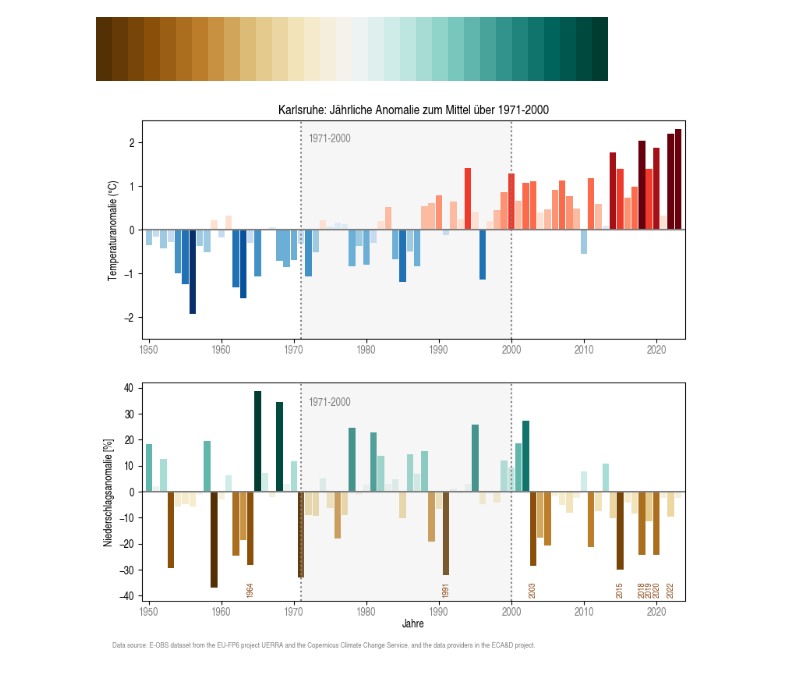
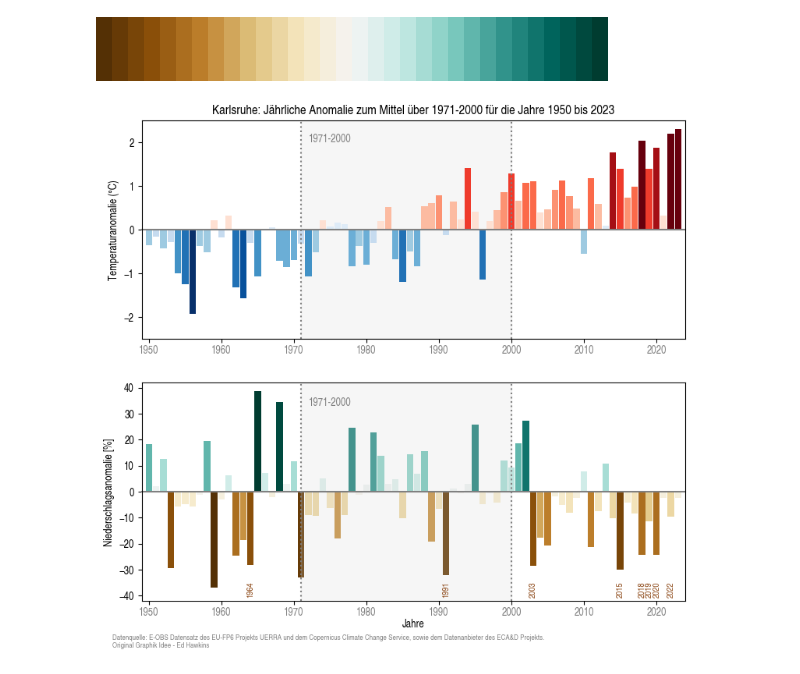
Before and after one commit to climate-service-center/climate-action-sheet-forestry, a Jupyter notebook: Notebooks/EOBS/Plot_EOBS_annual_anomaly-new_color.ipynb, the cells around one changed output. Saved outputs shown, nothing was run; the diff lists cells and outputs as text; code cells hidden in the pictures.

```diff
--- a/Notebooks/EOBS/Plot_EOBS_annual_anomaly-new_color.ipynb
+++ b/Notebooks/EOBS/Plot_EOBS_annual_anomaly-new_color.ipynb
@@ -120,8 +120,7 @@ BrBG
 # %% [output]
 [figure]
 # %%
-# import matplotlib.font_manager
-# plt.rcParams["font.family"] = "Arial"
+#Erstellen der Graphik:
 
 f, (ax1, ax2) = plt.subplots(2, 1, figsize=(9, 8), sharex=True)
 plt.rcParams["font.family"] = "Nimbus Sans Narrow"
@@ -136,7 +135,7 @@ ax1.bar(
 )
 
 ax1.set_ylabel("Temperaturanomalie (°C)")
-ax1.set_title(ort + ": Jährliche Anomalie zum Mittel über 1971-2000")
+ax1.set_title(ort + ": Jährliche Anomalie zum Mittel über 1971-2000 für die Jahre 1950 bis 2023")
 ax1.set_xlabel("", fontsize=12, labelpad=10)
 ax1.xaxis.set_tick_params(
     pad=2,
@@ -183,35 +182,34 @@ ax2.axhline(0, color="grey", clip_on=False)
 ax2.axvline(1971, color="grey", linestyle=":", clip_on=False)
 ax2.axvline(2000, color="grey", linestyle=":", clip_on=False)
 ax2.text(1972, 33, "1971-2000", size=10, color="grey")
 
-# ax2.grid(True)
-# Dürre Jahre:
+# Trockene Jahre:
 # In Southwestern Germany (Erfurt et al. 2018):
 # According to these criteria, the following drought event years were identified:
 # 1832, 1834, 1842, 1865, 1884, 1887, 1911, 1919, 1921,
 # 1923, 1928, 1947, 1949, 1964, 1991, 2003, 2015 and 2018.
 # Und 2018-2020 sowie 2022 findet man eigentlich in jedem Paper. Z.B.
 # hier: https://egusphere.copernicus.org/preprints/2023/egusphere-2023-1463/ (von uns)
 # Oder hier: https://bg.copernicus.org/articles/20/1155/2023/
-# Oder du gehst auf den Dürremonitor? Siehe Bild. https://www.ufz.de/index.php?de=47252
 
 ax2.text(1963.5, -40, "1964", size=8, color="saddlebrown", rotation=90)
 ax2.text(1990.5, -40, "1991", size=8, color="saddlebrown", rotation=90)
 ax2.text(2002.5, -40, "2003", size=8, color="saddlebrown", rotation=90)
 ax2.text(2014.5, -40, "2015", size=8, color="saddlebrown", rotation=90)
 ax2.text(2017.5, -40, "2018", size=8, color="saddlebrown", rotation=90)
 ax2.text(2018.5, -40, "2019", size=8, color="saddlebrown", rotation=90)
 ax2.text(2019.5, -40, "2020", size=8, color="saddlebrown", rotation=90)
 ax2.text(2021.5, -40, "2022", size=8, color="saddlebrown", rotation=90)
 
 ax2.text(
     1945,
     -60,
-    "Data source: E-OBS dataset from the EU-FP6 project UERRA and the Copernicus Climate Change Service, and the data providers in the ECA&D project.",
+    "Datenquelle: E-OBS Datensatz des EU-FP6 Projekts UERRA und dem Copernicus Climate Change Service, sowie dem Datenanbieter des ECA&D Projekts.\nOriginal Graphik Idee - Ed Hawkins",
+ #"Data source: E-OBS dataset from the EU-FP6 project UERRA and the Copernicus Climate Change Service, and the data providers in the ECA&D project.",
     size=7,
     color="grey",
 )
 # plt.show()
 plt.savefig(figure, dpi=300, bbox_inches="tight")
 # %% [output]
-[figure, old version]
+[figure, new version]
```
Also changed, not shown: parts of 1 cell of this notebook, 1 other file.
